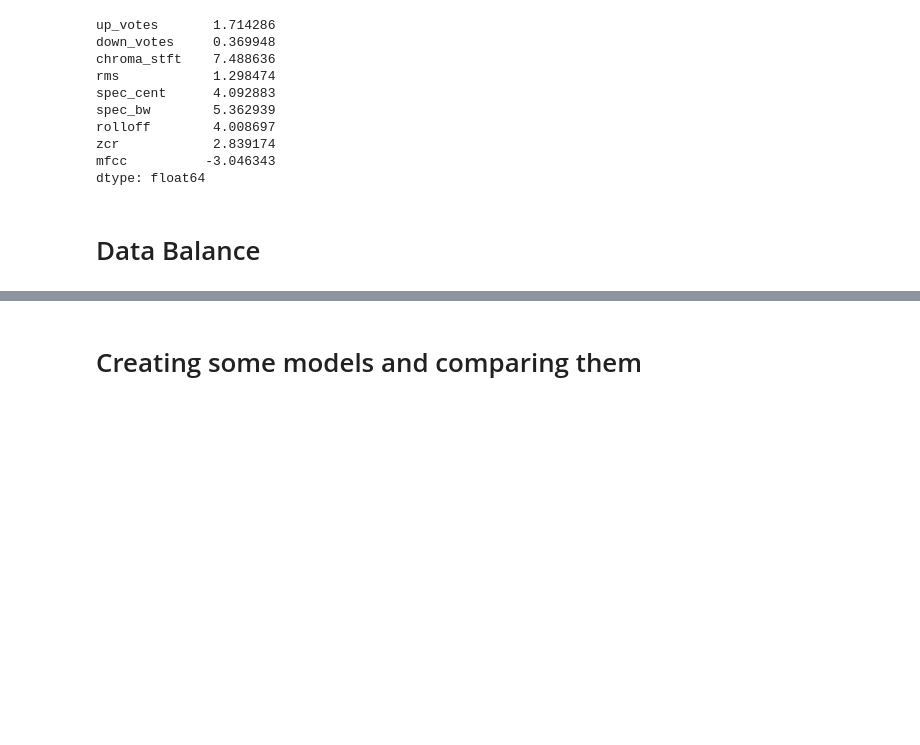
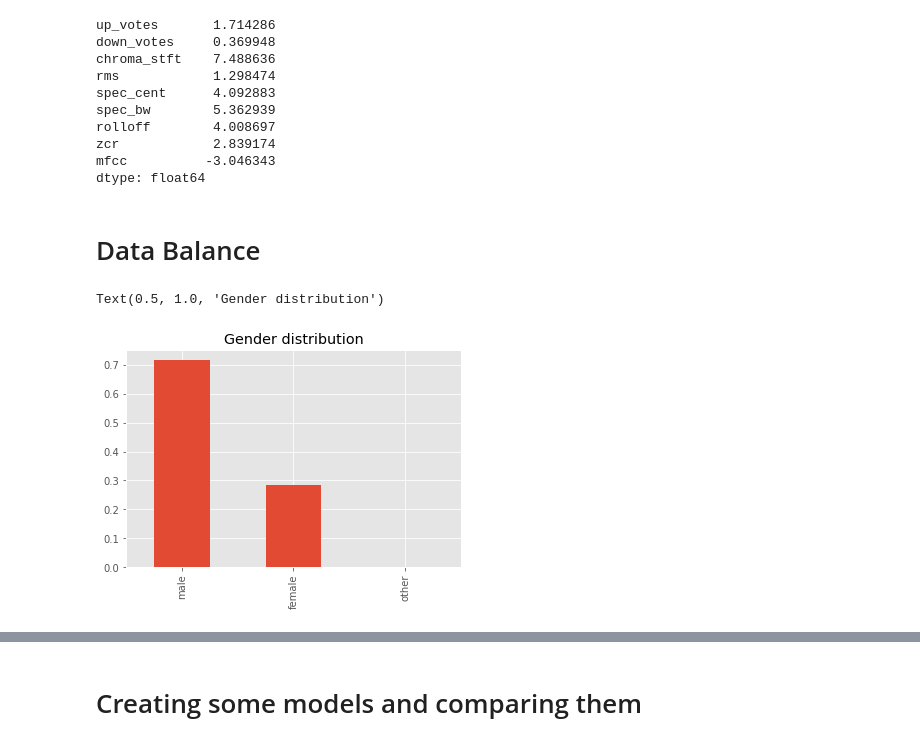
Before and after one commit to Risto-R/IDS-Project, a Jupyter notebook: Notebook.ipynb, the cells around one changed output, grey strips where cells are left out. Saved outputs shown, nothing was run; the diff lists cells and outputs as text; code cells hidden in the pictures; blank space fills up the shorter version.

```diff
--- a/Notebook.ipynb
+++ b/Notebook.ipynb
@@ -437,8 +306,11 @@ dtype: float64
 # %%
 counts = df["gender"].value_counts()
 counts = counts/sum(counts)
 counts.plot(kind="bar")
-plt.tilte("Gender distribution")
+plt.title("Gender distribution")
+# %% [output]
+Text(0.5, 1.0, 'Gender distribution')
+[figure, added]
 # %%
 counts = df["age"].value_counts()
 counts = counts/sum(counts)
```
Also changed, not shown: parts of 43 cells of this notebook.
